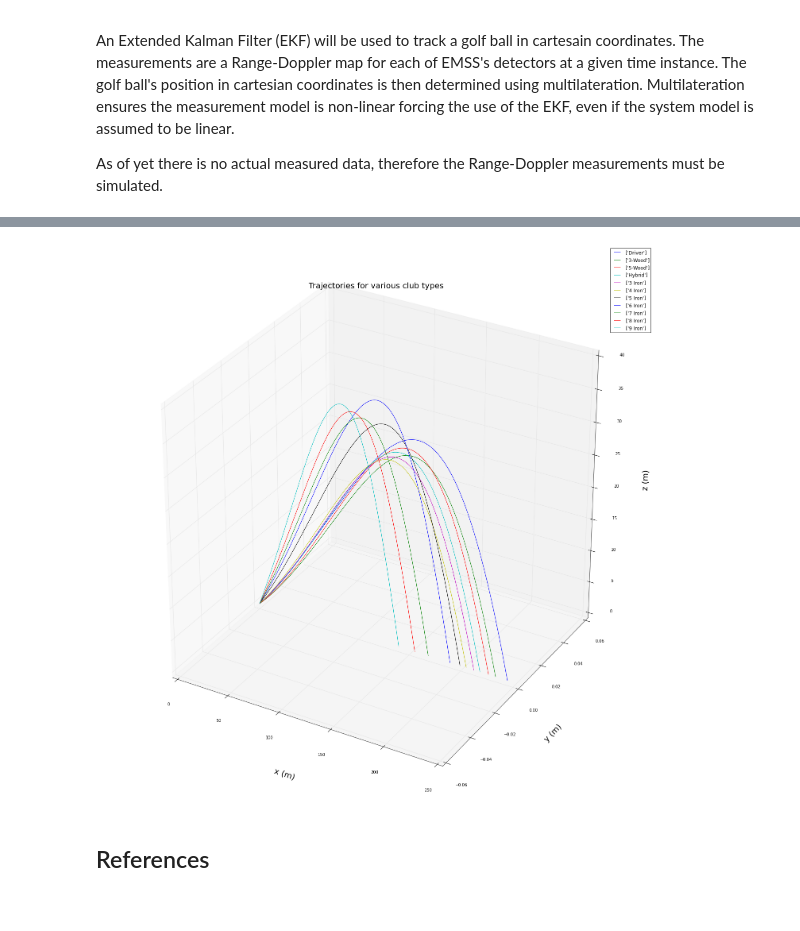
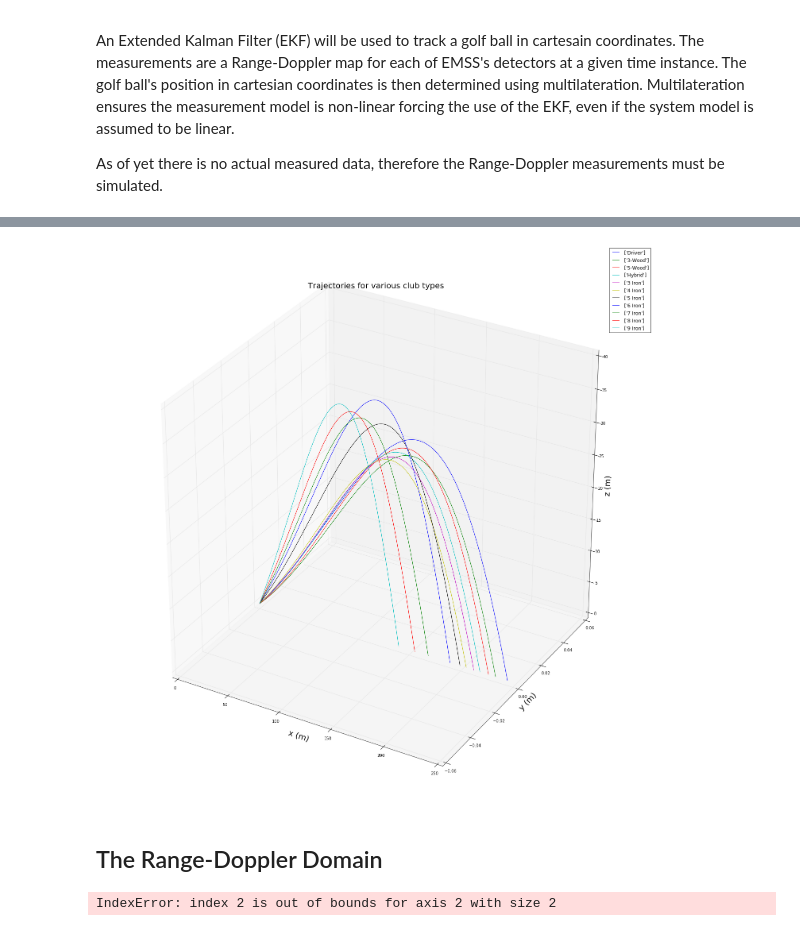
Before and after one commit to scjrobertson/xRange, a Jupyter notebook: kalman/kalman_filtering.ipynb, the cells around one changed output, grey strips where cells are left out. Drawn from its saved outputs; the diff is of its cells as text; code cells hidden in the pictures.

Commit message:
Completed range-doppler conversion

```diff
--- a/kalman/kalman_filtering.ipynb
+++ b/kalman/kalman_filtering.ipynb
@@ -114,18 +120,18 @@ t = np.arange(0, 12, 0.001)
 # %%
 fig  = plt.figure(figsize=(25, 25))
 ax = plt.axes(projection='3d')
 
 for i in np.arange(0, N-1):
-    f = calc_traj(p0[i, :], v0[i, :], w0[i, :], t)
+    _, f, _ = calc_traj(p0[i, :], v0[i, :], w0[i, :], t)
     ax.plot(f[:, 0], f[:, 1], f[:, 2])
 
 ax.set_xlabel('x (m)', fontsize = '20')
 ax.set_ylabel('y (m)', fontsize = '20')
 ax.set_zlabel('z (m)', fontsize = '20')
 ax.set_title('Trajectories for various club types', fontsize = '20')
 ax.legend(names)
 plt.show()
 # %% [output]
-[figure, old version]
+[figure, new version]
-# %% [markdown]
-## References
+# %% [markdown]
+## The Range-Doppler Domain
@@ -131,0 +145,6 @@ plt.show()
+# %%
+r_d = range_doppler(sensor_locations, p, v)
+
+print r_d.shape
+# %% [output]
+IndexError: index 2 is out of bounds for axis 2 with size 2
```
Also changed, not shown: parts of 4 cells of this notebook, 2 other files.
